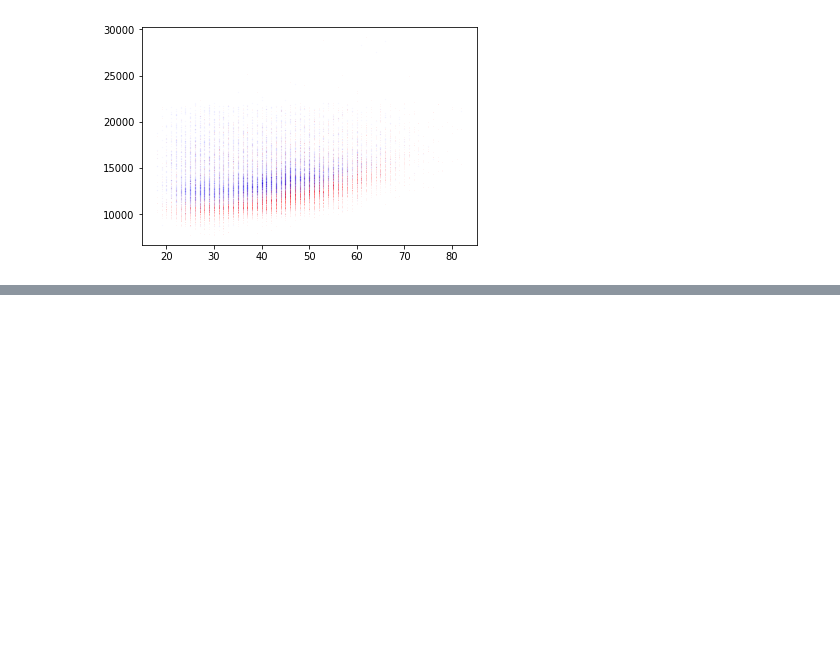
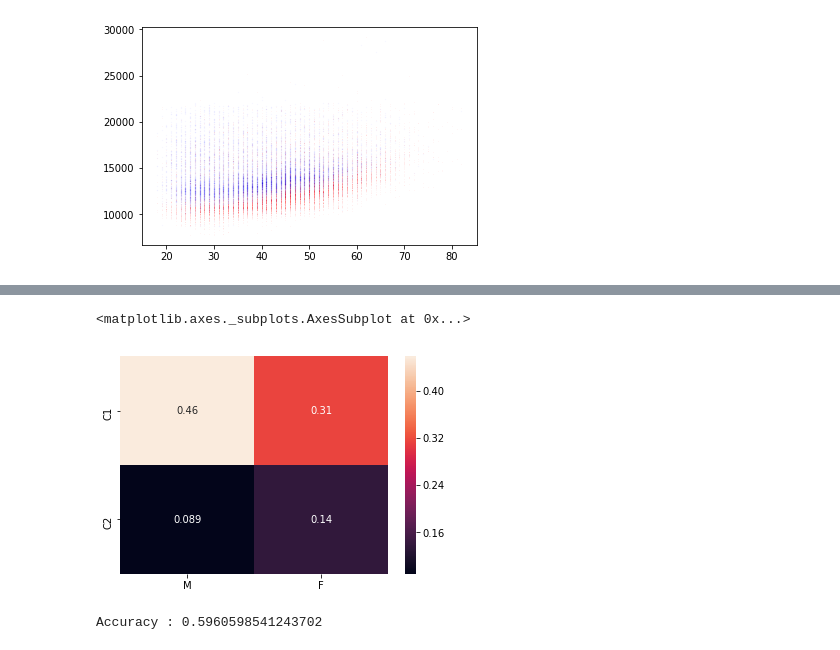
Before and after one commit to AaEll/MLKeras, a Jupyter notebook: MarthonTest.ipynb, the cells around one changed output, grey strips where cells are left out. Drawn from its saved outputs; the diff is of its cells as text; code cells hidden in the pictures; blank space fills up the shorter version.

```diff
--- a/MarthonTest.ipynb
+++ b/MarthonTest.ipynb
@@ -185,0 +195,30 @@ Name: Res1, Length: 26598, dtype: float32
+# %%
+GM = GaussianMixture(n_components = 2, n_init = 3, init_params = 'random')
+
+Data['GM Label'] = GM.fit_predict(Data[['Age','Official Time']])
+GM_C1 = (Data['GM Label'] & (Data['M/F'] == 'M')).sum()/Total
+GM_C2 = (Data['GM Label'] & (Data['M/F'] == 'F')).sum()/Total
+GM_C3 = ((Data['GM Label'] == 0) & (Data['M/F'] == 'M')).sum()/Total
+GM_C4 = ((Data['GM Label'] == 0) & (Data['M/F'] == 'F')).sum()/Total
+
+DF = pd.DataFrame([[GM_C1,GM_C2],[GM_C3,GM_C4]],columns = ['M','F'],index  = ['C1','C2'])
+sn.heatmap(DF, annot=True)
+#print("Accuracy : {}".format((GM_C1+GM_C4)/(GM_C1+GM_C2+GM_C3+GM_C4)))
+# %% [output]
+<matplotlib.axes._subplots.AxesSubplot at 0x...>
+[figure, added]
+# %%
+if (GM_C1> GM_C2):
+    print("Accuracy : {}".format((GM_C1+GM_C4)/(GM_C1+GM_C2+GM_C3+GM_C4)))
+    Males_TP_GM = Data[(Data['M/F']=='M') & (Data['GM Label'] == 1)]
+    Females_TN_GM = Data[(Data['M/F']=='F') & Data['GM Label'] == 0]
+    Males_FP_GM = Data[(Data['M/F']=='M')& Data['GM Label'] == 0]
+    Females_FN_GM = Data[(Data['M/F']=='F') & Data['GM Label'] == 1]
+else:
+    print("Accuracy : {}".format((GM_C3+GM_C2)/(GM_C1+GM_C2+GM_C3+GM_C4)))
+    Males_TP_GM = Data[(Data['M/F']=='M') & Data['GM Label'] == 0]
+    Females_TN_GM = Data[(Data['M/F']=='F') & Data['GM Label'] == 1]
+    Males_FP_GM = Data[(Data['M/F']=='M') & Data['GM Label'] == 1]
+    Females_FN_GM = Data[(Data['M/F']=='F') & Data['GM Label'] == 0]
+# %% [output]
+Accuracy : 0.5960598541243702
```
Also changed, not shown: parts of 9 cells of this notebook, 1 other file.
